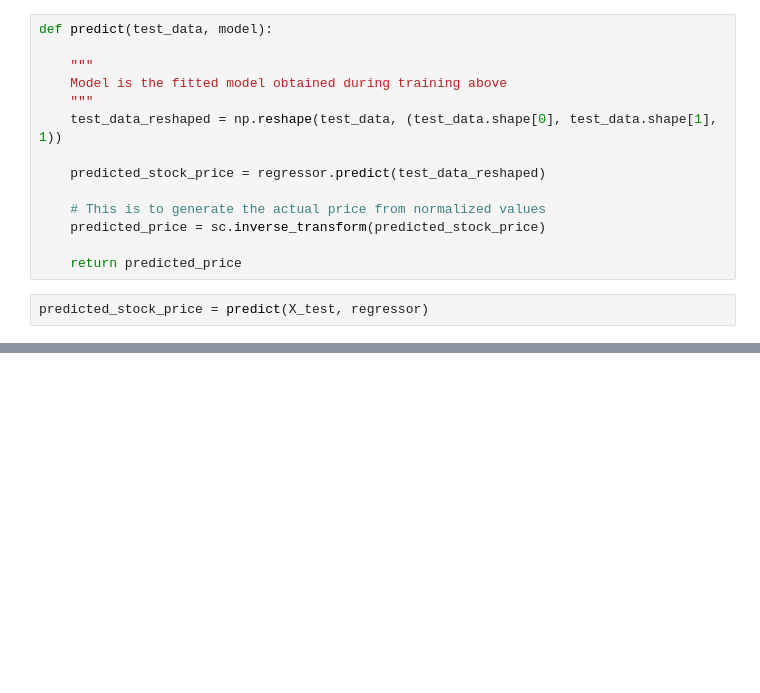
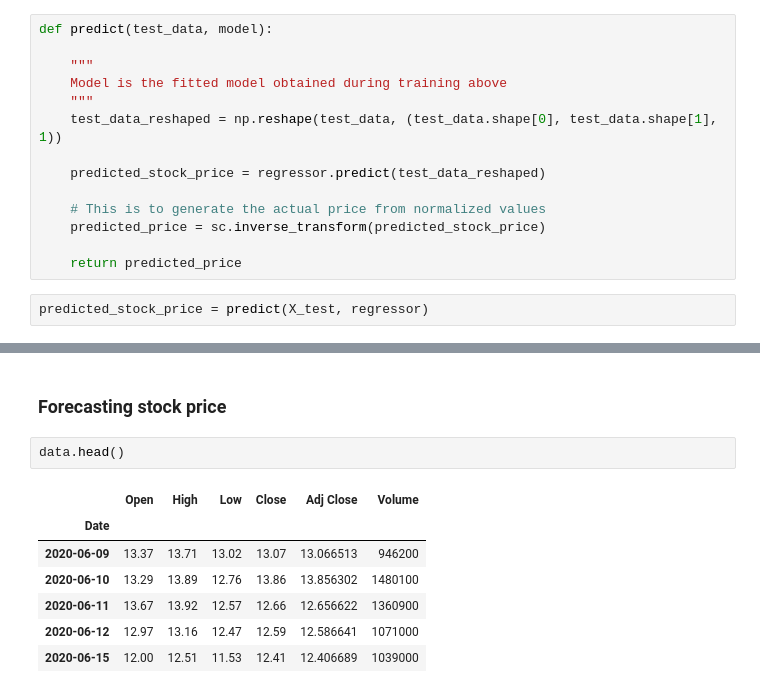
Before and after one commit to lgpatruyo/Stock_Price_Prediction, a Jupyter notebook: Stock_Prediction.ipynb, the cells around one changed output, grey strips where cells are left out. Drawn from its saved outputs; the diff is of its cells as text; blank space fills up the shorter version.

```diff
--- a/Stock_Prediction.ipynb
+++ b/Stock_Prediction.ipynb
@@ -284,0 +292,12 @@ stock_df.plot(style = [':','-'], color = ['red', 'green'], xlabel = 'Days', ylab
+# %% [markdown]
+### **Forecasting stock price**
+# %%
+data.head()
+# %% [output]
+|  | Open | High | Low | Close | Adj Close | Volume |
+| Date |  |  |  |  |  |  |
+| 2020-06-09 | 13.37 | 13.71 | 13.02 | 13.07 | 13.066513 | 946200 |
+| 2020-06-10 | 13.29 | 13.89 | 12.76 | 13.86 | 13.856302 | 1480100 |
+| 2020-06-11 | 13.67 | 13.92 | 12.57 | 12.66 | 12.656622 | 1360900 |
+| 2020-06-12 | 12.97 | 13.16 | 12.47 | 12.59 | 12.586641 | 1071000 |
+| 2020-06-15 | 12.00 | 12.51 | 11.53 | 12.41 | 12.406689 | 1039000 |
```
Also changed, not shown: parts of 25 cells of this notebook.
